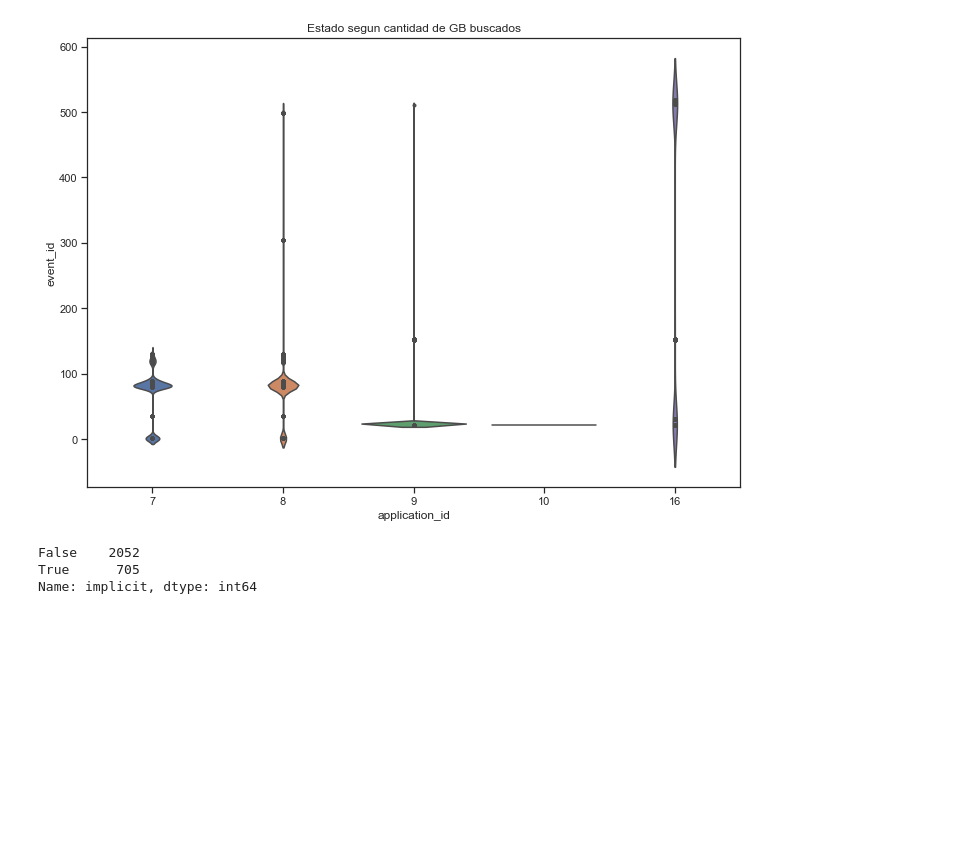
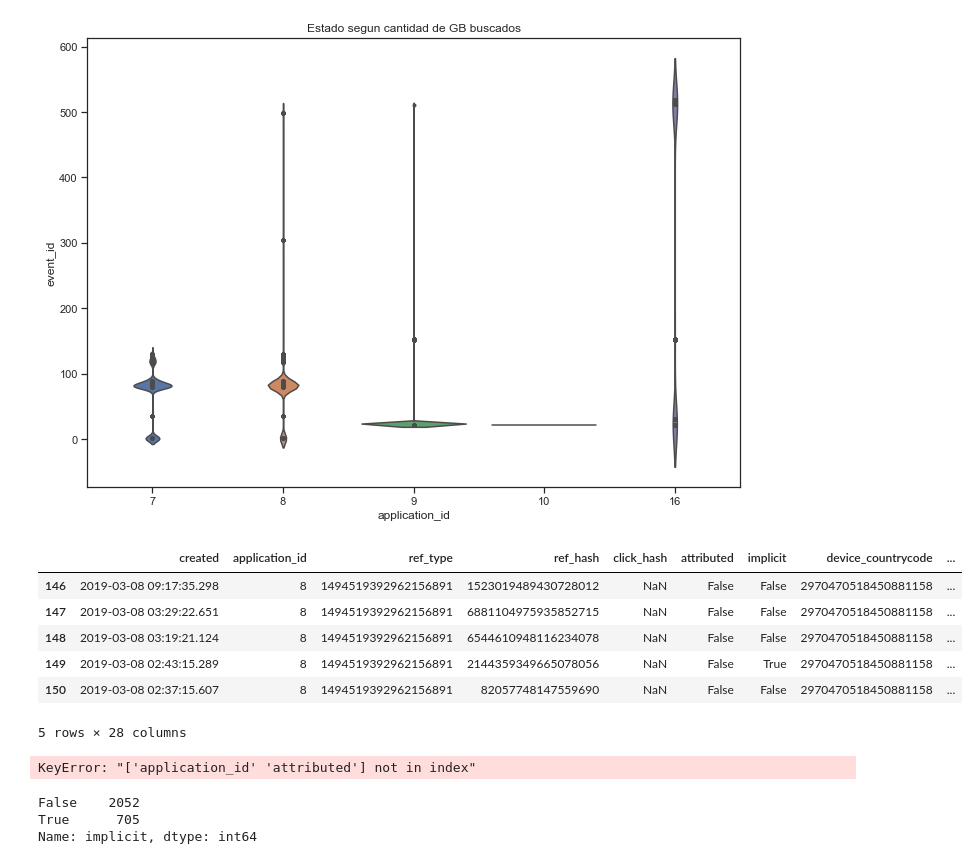
Before and after one commit to asilvestri2020/7506_1C2019, a Jupyter notebook: TP1/TP1_Pruebas_Andres.ipynb, the cells around one changed output. Drawn from its saved outputs; the diff is of its cells as text; code cells hidden in the pictures; blank space fills up the shorter version.

Commit message:
Otro pero para installs

```diff
--- a/TP1/TP1_Pruebas_Andres.ipynb
+++ b/TP1/TP1_Pruebas_Andres.ipynb
@@ -504,4 +504,13 @@ plt.show()
 # %%
 installs_top5 = installs[((installs['application_id'] == 7) | (installs['application_id'] == 9) | (installs['application_id'] == 10) | (installs['application_id'] == 16) | (installs['application_id'] == 8))]
 ##installs_top5_final = installs_top5[((installs_top5['device_language'] == 3.301378e+18) | (installs_top5['device_language'] == 9.028383e+18) | (installs_top5['device_language'] == 4.621024e+18) | (installs_top5['device_language'] == 6.977049e+18))]
 ##installs_top5_final.info()
+installs_top5.head()
+# %% [output]
+|  | created | application_id | ref_type | ref_hash | click_hash | attributed | implicit | device_countrycode | ... |
+| 146 | 2019-03-08 09:17:35.298 | 8 | 1494519392962156891 | 1523019489430728012 | NaN | False | False | 2970470518450881158 | ... |
+| 147 | 2019-03-08 03:29:22.651 | 8 | 1494519392962156891 | 6881104975935852715 | NaN | False | False | 2970470518450881158 | ... |
+| 148 | 2019-03-08 03:19:21.124 | 8 | 1494519392962156891 | 6544610948116234078 | NaN | False | False | 2970470518450881158 | ... |
+| 149 | 2019-03-08 02:43:15.289 | 8 | 1494519392962156891 | 2144359349665078056 | NaN | False | True | 2970470518450881158 | ... |
+| 150 | 2019-03-08 02:37:15.607 | 8 | 1494519392962156891 | 82057748147559690 | NaN | False | False | 2970470518450881158 | ... |
+5 rows × 28 columns
@@ -508,3 +519,7 @@ installs_top5 = installs[((installs['application_id'] == 7) | (installs['applica
+# %%
+sns.lmplot(x='hora', y='attributed', hue='application_id', data=crecimiento_eventos, fit_reg=False)
+# %% [output]
+KeyError: "['application_id' 'attributed'] not in index"
 # %%
 installs_top5['implicit'].value_counts()
 ## columnas_relevantes = list(installs_top5.select_dtypes(include=['float64','uint8']).columns)
```
Also changed, not shown: parts of 1 cell of this notebook.
